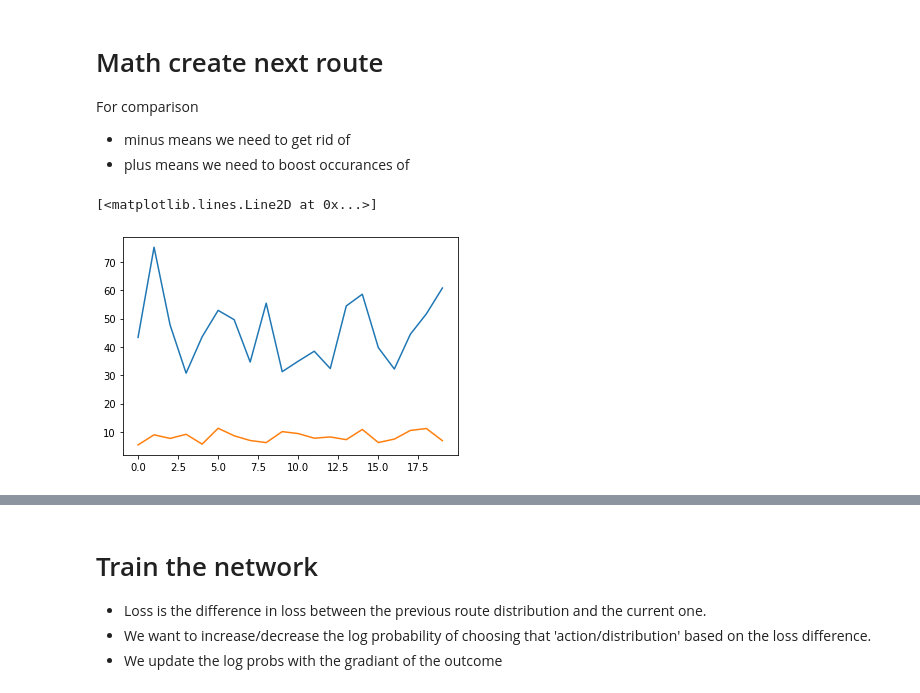
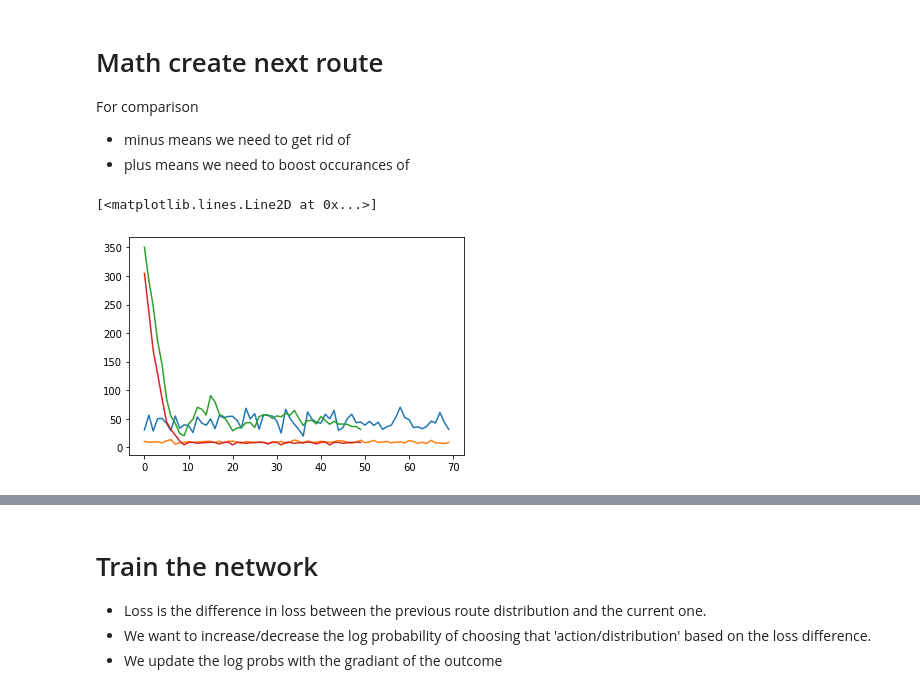
Before and after one commit to C5ipo7i/Jupyter_notebooks, a Jupyter notebook: Routemuse_suggestions.ipynb, the cells around one changed output, grey strips where cells are left out. Saved outputs shown, nothing was run; the diff lists cells and outputs as text; code cells hidden in the pictures.

```diff
--- a/Routemuse_suggestions.ipynb
+++ b/Routemuse_suggestions.ipynb
@@ -180,26 +181,26 @@ def gen_random_goals(num_routes):
 ## Test functions
 # %%
 # Test readable
-# mask = np.array([1,6,11,16,20,24,32,35])
+mask = np.array([1,6,11,16,20,24,32,35])
 
-# arr_route = np.zeros(38)
-# arr_route[mask] = 1
-# readable_array = convert_array_to_readable(arr_route)
+arr_route = np.zeros(38)
+arr_route[mask] = 1
+readable_array = convert_array_to_readable(arr_route)
 
 # Test ran gen
-# ran_routes = gen_random_route(5)
-# print('ran_routes',ran_routes.shape)
-# readable_routes = [convert_array_to_readable(route) for route in ran_routes]
-# print('readable_routes',readable_routes)
+ran_routes = gen_random_route(5)
+print('ran_routes',ran_routes.shape)
+readable_routes = [convert_array_to_readable(route) for route in ran_routes]
+print('readable_routes',readable_routes)
 
 # test random num gen for goals
-# styles = random_num(5,5)
-# print('styles',styles,np.sum(styles))
+styles = random_num(5,5)
+print('styles',styles,np.sum(styles))
 
 # Test default goal gen
-# goals = make_default_goals(5)
-# print(goals)
+goals = make_default_goals(5)
+print(goals)
 
 # test random goals
-# ran_goals = gen_random_goals(5)
-# print('ran goals',ran_goals)
+ran_goals = gen_random_goals(5)
+print('ran goals',ran_goals)
@@ -217,6 +236,9 @@ class Gym(object):
     def update_route(self,route):
         self.routes[self.index][:] = route
         self.index = (self.index + 1) % len(self)
+
+    def delete_route(self):
+        pass
 
     def get_route(self,index):
         return Gym.convert_array_to_readable(self.routes[index])
@@ -231,7 +253,7 @@ class Gym(object):
         return self.index
 
     @property
-    def L2(self):
+    def distance(self):
         # mean columns in routes
         current_dist = np.sum(self.routes,axis = 0)
         nd_distance = self.goals - current_dist
@@ -479,7 +501,7 @@ def train(config,func):
         elevation = Gym(routes,goals)
         for i in range(config.tmax):
             # Record loss and distance
-            state = elevation.L2
+            state = elevation.distance
             prev_loss = elevation.loss
             # Pass distance into math
 #             route = route_from_distance(state)
@@ -491,7 +513,7 @@ def train(config,func):
             episode_scores.append(loss)
 #             print('value of step',loss-prev_loss)
         scores.append(loss)
-    return scores
+    return scores,episode_scores
 # %%
 class Config(object):
     def __init__(self,episodes,tmax):
@@ -503,11 +525,13 @@ tmax = 50
 
 config = Config(episodes,tmax)
 # %%
-scores = train(config,probabilistic_route)
-scores1 = train(config,route_from_distance)
+scores,episode_scores = train(config,probabilistic_route)
+scores1,episode_scores1 = train(config,route_from_distance)
 
 plt.plot(scores)
 plt.plot(scores1)
+plt.plot(episode_scores)
+plt.plot(episode_scores1)
 # %% [output]
 [<matplotlib.lines.Line2D at 0x...>]
-[figure, old version]
+[figure, new version]
```
Also changed, not shown: parts of 5 cells of this notebook, 4 other files.
